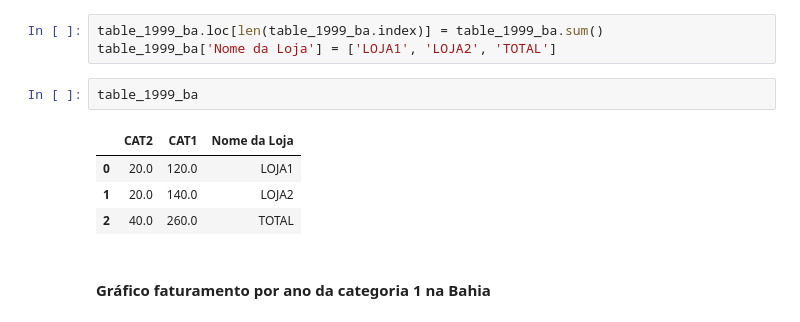
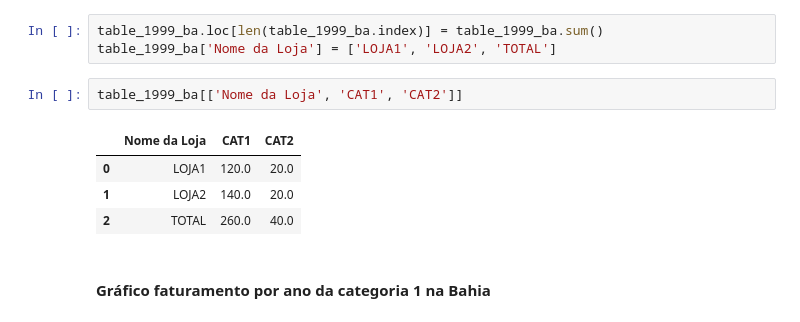
Before and after one commit to ricardo-dot/hackathon_01_dash, a Jupyter notebook: notebook.ipynb, the cells around one changed output. Saved outputs shown, nothing was run; the diff lists cells and outputs as text.

```diff
--- a/notebook.ipynb
+++ b/notebook.ipynb
@@ -205,12 +205,12 @@ table_1999_ba
 # %%
 table_1999_ba.loc[len(table_1999_ba.index)] = table_1999_ba.sum()
 table_1999_ba['Nome da Loja'] = ['LOJA1', 'LOJA2', 'TOTAL']
-# %%
-table_1999_ba
-# %% [output]
-|  | CAT2 | CAT1 | Nome da Loja |
-| 0 | 20.0 | 120.0 | LOJA1 |
-| 1 | 20.0 | 140.0 | LOJA2 |
-| 2 | 40.0 | 260.0 | TOTAL |
+# %%
+table_1999_ba[['Nome da Loja', 'CAT1', 'CAT2']]
+# %% [output]
+|  | Nome da Loja | CAT1 | CAT2 |
+| 0 | LOJA1 | 120.0 | 20.0 |
+| 1 | LOJA2 | 140.0 | 20.0 |
+| 2 | TOTAL | 260.0 | 40.0 |
 # %% [markdown]
 #### Gráfico faturamento por ano da categoria 1 na Bahia
```
Also changed, not shown: parts of 15 cells of this notebook, 9 other files.
